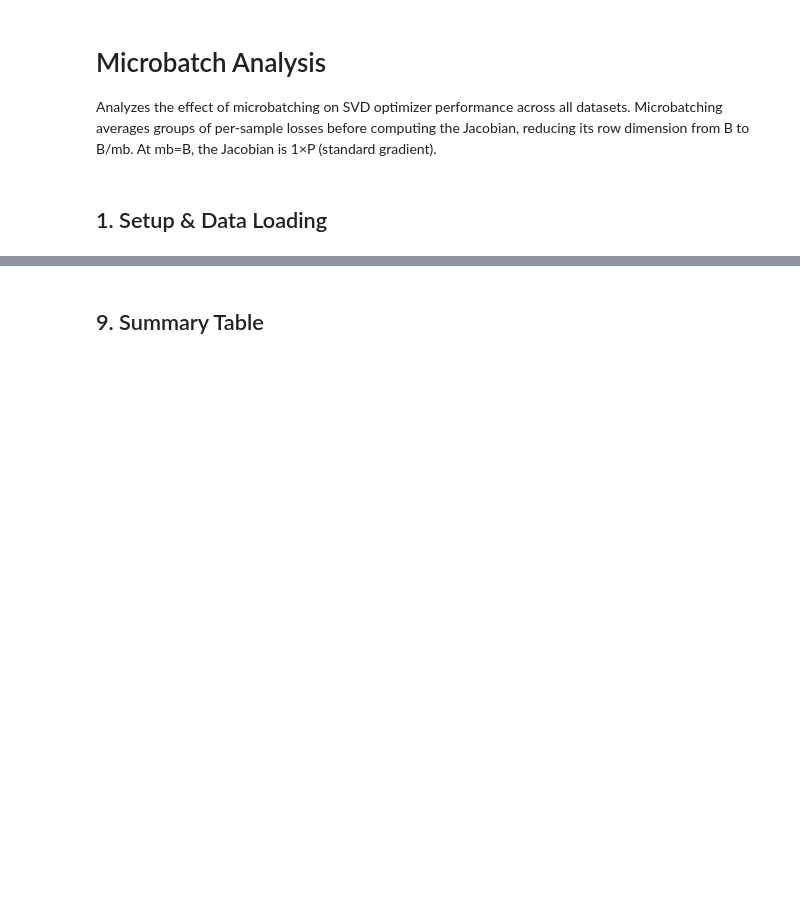
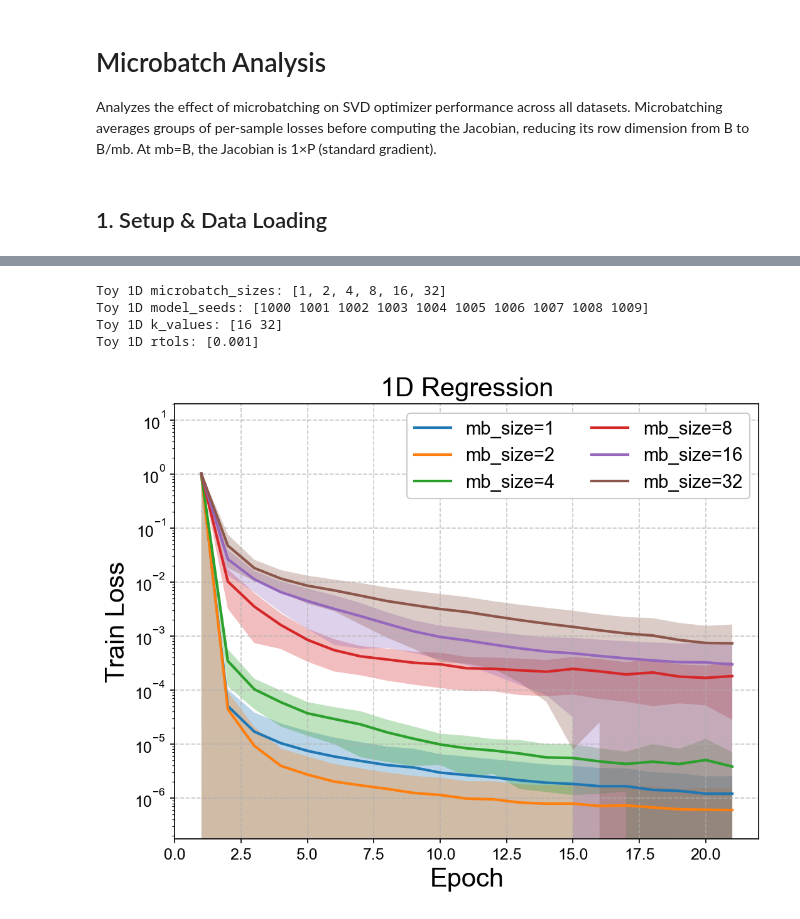
Before and after one commit to sambt/sven-experiments, a Jupyter notebook: analysis/microbatch_analysis.ipynb, the cells around one changed output, grey strips where cells are left out. Drawn from its saved outputs; the diff is of its cells as text; code cells hidden in the pictures; blank space fills up the shorter version.

```diff
--- a/analysis/microbatch_analysis.ipynb
+++ b/analysis/microbatch_analysis.ipynb
@@ -62,7 +63,6 @@ def sliding_average(data, window=10):
     return np.convolve(data, np.ones(window)/window, mode='valid')
 
 def add_derived_columns(df):
-    """Add standard derived columns to a scan DataFrame."""
     df = df.copy()
     df['final_val_loss'] = df.apply(lambda r: r['losses']['val'][-1], axis=1)
     df['final_train_loss'] = df.apply(lambda r: r['losses']['train'][-1], axis=1)
@@ -70,15 +70,13 @@ def add_derived_columns(df):
     df['final_train_acc'] = df.apply(lambda r: r['losses'].get('train_acc', [np.nan])[-1], axis=1)
     df['total_time'] = df['losses'].apply(lambda l: l.get('total_time', np.nan))
     df['avg_batch_time_train'] = df['losses'].apply(lambda l: l.get('avg_batch_time_train', np.nan))
-    # Effective batch size for SVD = batch_size / microbatch_size
-    df['microbatch_size'] = df['microbatch_size'].fillna(1).astype(int)
-    df['effective_bs'] = df['batch_size'] // df['microbatch_size']
+    # Ensure param_fraction is numeric
+    df['param_fraction'] = df['param_fraction'].fillna(1.0).astype(float)
     return df
 
 for name in datasets:
     datasets[name] = add_derived_columns(datasets[name])
 
-# Print summary
 for name, df in datasets.items():
-    mb_vals = sorted(df['microbatch_size'].unique())
-    print(f"{name}: {len(df)} runs, microbatch_sizes={mb_vals}, batch_size={df['batch_size'].unique()}")
+    pf_vals = sorted(df['param_fraction'].unique())
+    print(f"{name}: {len(df)} runs, param_fractions={pf_vals}")
@@ -463,2 +85,0 @@ plt.show()
-# %% [markdown]
-## 9. Summary Table
@@ -487,0 +86,49 @@ print(summary_df.to_string(index=False))
+# %%
+mb_sizes = sorted(datasets['Toy 1D']['microbatch_size'].unique())
+model_seeds = datasets['Toy 1D']['model_seed'].unique()
+k_values = datasets['Toy 1D']['k'].unique()
+rtols = datasets['Toy 1D']['rtol'].unique()
+print(f"Toy 1D microbatch_sizes: {mb_sizes}")
+print(f"Toy 1D model_seeds: {model_seeds}")
+print(f"Toy 1D k_values: {k_values}")
+print(f"Toy 1D rtols: {rtols}")
+# %% [output]
+Toy 1D microbatch_sizes: [1, 2, 4, 8, 16, 32]
+Toy 1D model_seeds: [1000 1001 1002 1003 1004 1005 1006 1007 1008 1009]
+Toy 1D k_values: [16 32]
+Toy 1D rtols: [0.001]
+# %%
+colors = sns.color_palette("deep")
+
+fig, ax = plt.subplots(figsize=(8, 6))
+
+K_SEL = 16
+RTOL = 1e-3
+LR = 0.05
+
+for mb_size in mb_sizes:
+    df = datasets['Toy 1D']
+    losses = []
+    for mseed in model_seeds:
+        cut = (df['microbatch_size'] == mb_size) & (df['model_seed'] == mseed) & (df['k'] == K_SEL) & (df['rtol'] == RTOL) & (df['lr'] == LR)
+        row = df.loc[cut]
+        if len(row) > 1:
+            print("bad!")
+        row = row.iloc[0]
+        losses.append(np.array(get_loss_curve(row, 'val')).reshape(1,-1))
+    losses = np.concatenate(losses, axis=0)
+    mean_loss = np.mean(losses, axis=0)
+    std_loss = np.std(losses, axis=0)
+    epochs = np.arange(1, len(mean_loss) + 1)
+    ax.plot(epochs, mean_loss, label=f"mb_size={mb_size}", zorder=2)
+    ax.fill_between(epochs, mean_loss - std_loss, mean_loss + std_loss, alpha=0.3, zorder=1)
+
+ax.set_xlabel('Epoch')
+ax.set_ylabel('Train Loss')
+ax.set_yscale('log')
+plt.legend(ncol=2,loc='upper right',frameon=True,framealpha=1)
+ax.set_title(f"1D Regression")
+plt.ylim([None,20])
+plt.grid(axis='both', linestyle='--', alpha=0.7, zorder=0)
+# %% [output]
+[figure, added]
```
Also changed, not shown: parts of 20 cells of this notebook, 2 other files.
